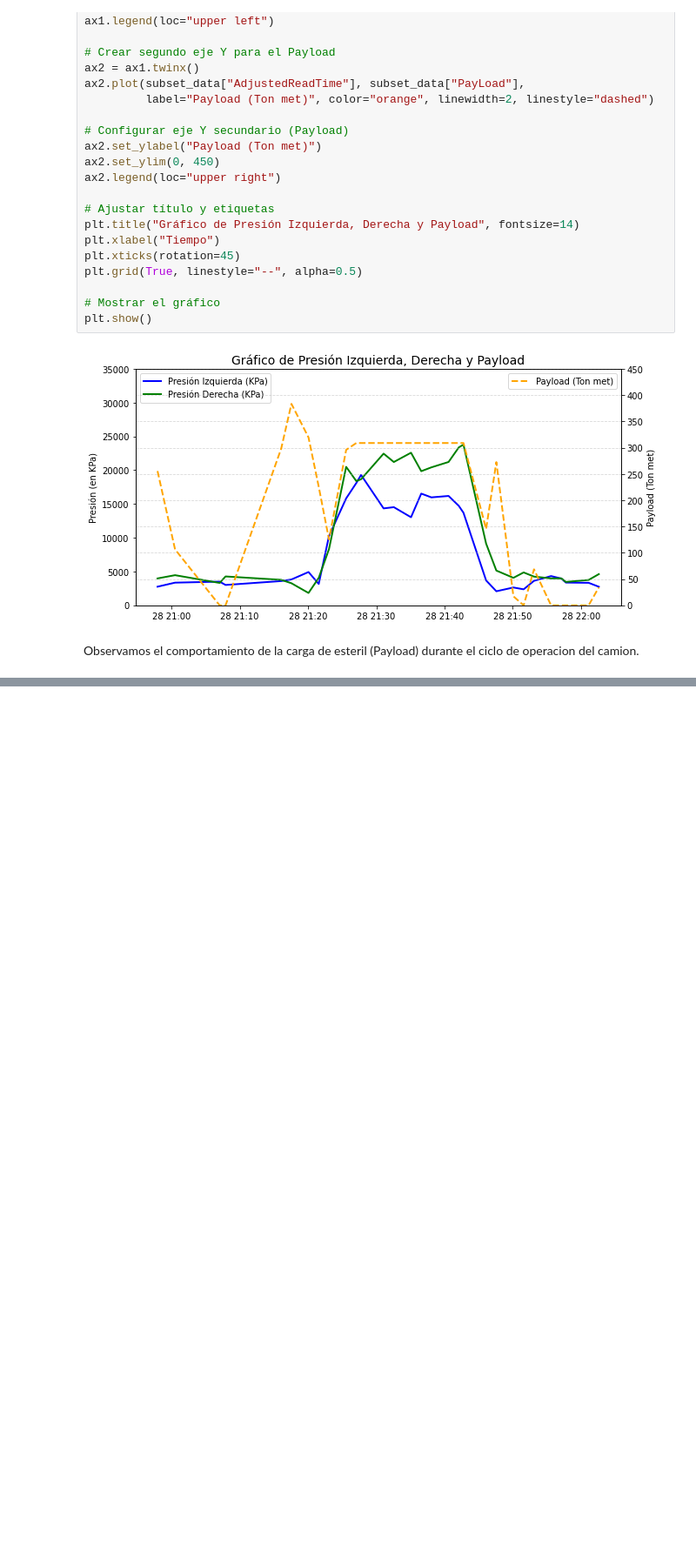
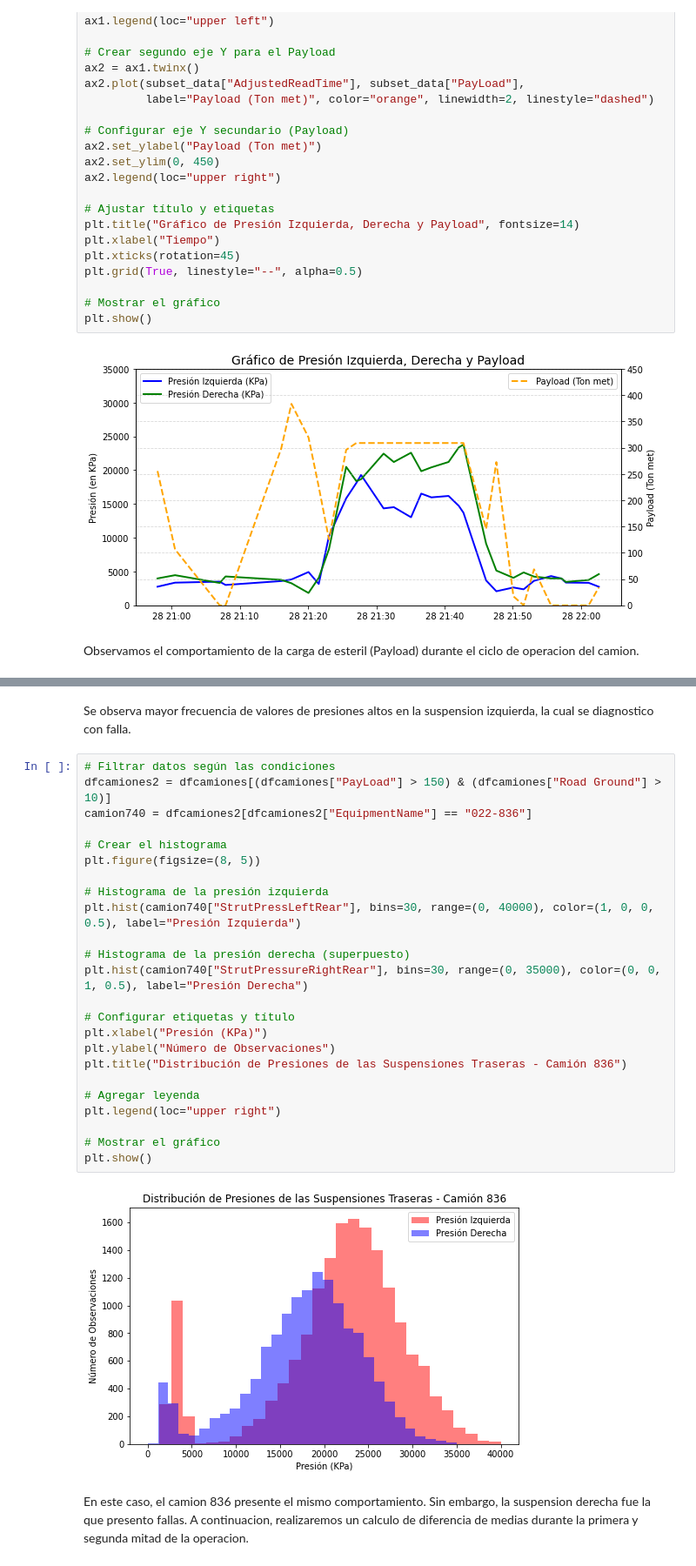
Before and after one commit to Iaibanez/jbook_ml202510, a Jupyter notebook: _sources/notebooks.ipynb, the cells around one changed output, grey strips where cells are left out. Shown at 87% size. Cells and saved outputs as stored; diff of their text form; blank space fills up the shorter version.

```diff
--- a/_sources/notebooks.ipynb
+++ b/_sources/notebooks.ipynb
@@ -282,0 +311,30 @@ Observamos el comportamiento de la carga de esteril (Payload) durante el ciclo d
+# %% [markdown]
+Se observa mayor frecuencia de valores de presiones altos en la suspension izquierda, la cual se diagnostico con falla.
+# %%
+# Filtrar datos según las condiciones
+dfcamiones2 = dfcamiones[(dfcamiones["PayLoad"] > 150) & (dfcamiones["Road Ground"] > 10)]
+camion740 = dfcamiones2[dfcamiones2["EquipmentName"] == "022-836"]
+
+# Crear el histograma
+plt.figure(figsize=(8, 5))
+
+# Histograma de la presión izquierda
+plt.hist(camion740["StrutPressLeftRear"], bins=30, range=(0, 40000), color=(1, 0, 0, 0.5), label="Presión Izquierda")
+
+# Histograma de la presión derecha (superpuesto)
+plt.hist(camion740["StrutPressureRightRear"], bins=30, range=(0, 35000), color=(0, 0, 1, 0.5), label="Presión Derecha")
+
+# Configurar etiquetas y título
+plt.xlabel("Presión (KPa)")
+plt.ylabel("Número de Observaciones")
+plt.title("Distribución de Presiones de las Suspensiones Traseras - Camión 836")
+
+# Agregar leyenda
+plt.legend(loc="upper right")
+
+# Mostrar el gráfico
+plt.show()
+# %% [output]
+[figure, added]
+# %% [markdown]
+En este caso, el camion 836 presente el mismo comportamiento. Sin embargo, la suspension derecha fue la que presento fallas. A continuacion, realizaremos un calculo de diferencia de medias durante la primera y segunda mitad de la operacion.
```
Also changed, not shown: parts of 6 cells of this notebook, 6 other files.
